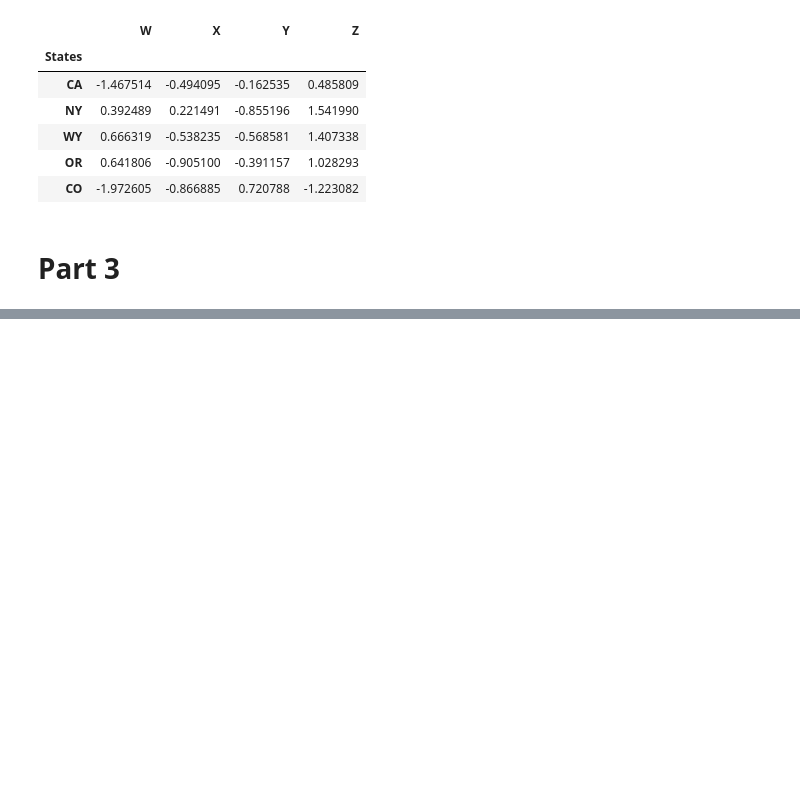
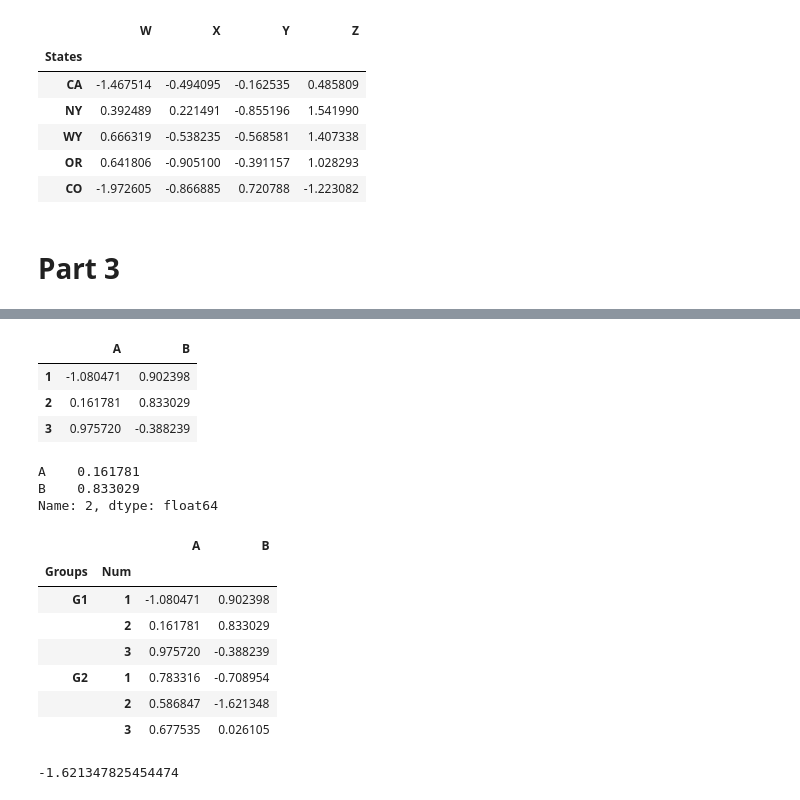
Before and after one commit to dstoecklein/data_science_training, a Jupyter notebook: 3_pandas/pandas_dataframes.ipynb, the cells around one changed output, grey strips where cells are left out. Saved outputs shown, nothing was run; the diff lists cells and outputs as text; code cells hidden in the pictures; blank space fills up the shorter version.

Commit message:
pandas dataframe 3

```diff
--- a/3_pandas/pandas_dataframes.ipynb
+++ b/3_pandas/pandas_dataframes.ipynb
@@ -292,0 +304,5 @@ df.set_index('States')
+# %%
+outside = "G1 G1 G1 G2 G2 G2 ".split()
+inside = [1,2,3,1,2,3]
+hier_index = list(zip(outside, inside))
+hier_index
@@ -292,0 +311,3 @@ df.set_index('States')
+# %%
+hier_index = pd.MultiIndex.from_tuples(hier_index)
+hier_index
@@ -292,0 +322,4 @@ df.set_index('States')
+# %%
+df = pd.DataFrame(data=randn(6, 2), index=hier_index, columns=['A', 'B'])
+df
+# df now has two level index
@@ -292,0 +334,30 @@ df.set_index('States')
+# %%
+df.loc['G1']
+# start with outside index
+# %% [output]
+|  | A | B |
+| 1 | -1.080471 | 0.902398 |
+| 2 | 0.161781 | 0.833029 |
+| 3 | 0.975720 | -0.388239 |
+# %%
+df.loc['G1'].iloc[1]
+# %% [output]
+A    0.161781
+B    0.833029
+Name: 2, dtype: float64
+# %%
+df.index.names = ['Groups', 'Num']
+df
+# %% [output]
+|  |  | A | B |
+| Groups | Num |  |  |
+| G1 | 1 | -1.080471 | 0.902398 |
+|  | 2 | 0.161781 | 0.833029 |
+|  | 3 | 0.975720 | -0.388239 |
+| G2 | 1 | 0.783316 | -0.708954 |
+|  | 2 | 0.586847 | -1.621348 |
+|  | 3 | 0.677535 | 0.026105 |
+# %%
+df.loc['G2'].loc[2]['B']
+# %% [output]
+-1.621347825454474
```
Also changed, not shown: parts of 10 cells of this notebook.
